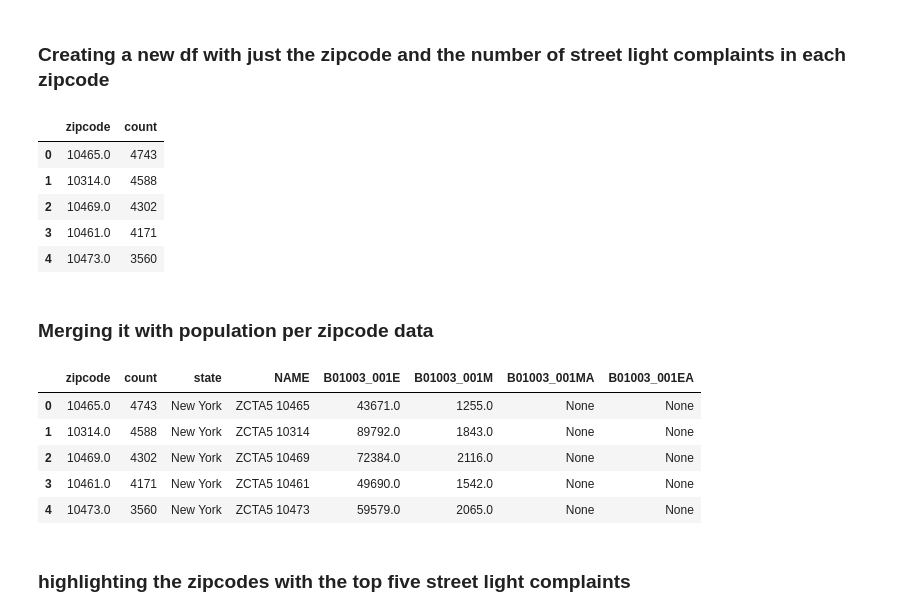
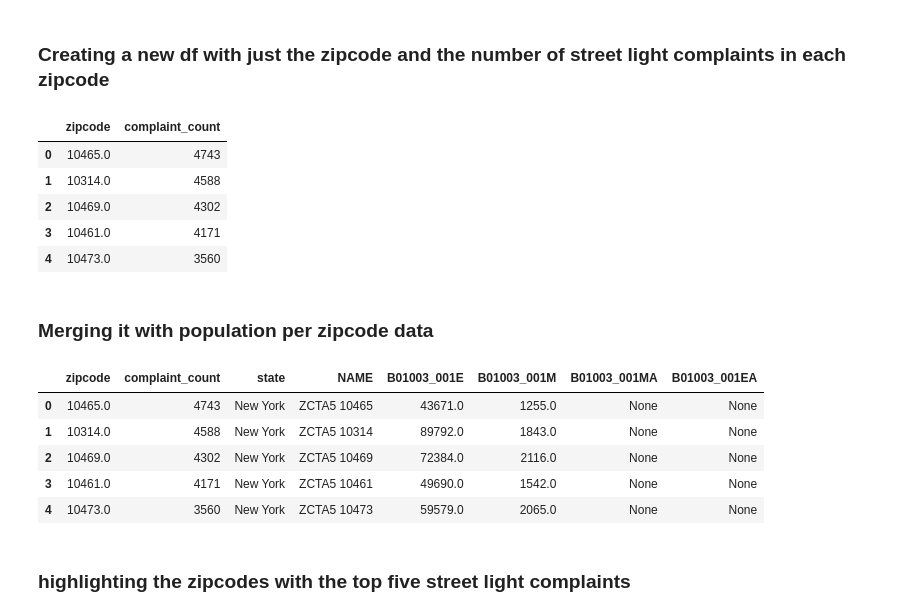
Before and after one commit to rachel-el-p/311_submission, a Jupyter notebook: 311_pitch_for_submission.ipynb, the cells around one changed output. Cells and saved outputs as stored; diff of their text form; code cells hidden in the pictures.

```diff
--- a/311_pitch_for_submission.ipynb
+++ b/311_pitch_for_submission.ipynb
@@ -273,11 +273,11 @@ dttm  (2): Created Date, Closed Date
 # %%
 zip_counts = df['zipcode'].value_counts()
 
 # create a new dataframe with the zipcode counts
-zip_df = pd.DataFrame({'zipcode': zip_counts.index, 'count': zip_counts.values})
+zip_df = pd.DataFrame({'zipcode': zip_counts.index, 'complaint_count': zip_counts.values})
 zip_df.head()
 # %% [output]
-|  | zipcode | count |
+|  | zipcode | complaint_count |
 | 0 | 10465.0 | 4743 |
 | 1 | 10314.0 | 4588 |
 | 2 | 10469.0 | 4302 |
@@ -292,7 +292,7 @@ zip_df = zip_df.merge(population.set_index(['zipcode']),
                       how='left')
 zip_df.head()
 # %% [output]
-|  | zipcode | count | state | NAME | B01003_001E | B01003_001M | B01003_001MA | B01003_001EA |
+|  | zipcode | complaint_count | state | NAME | B01003_001E | B01003_001M | B01003_001MA | B01003_001EA |
 | 0 | 10465.0 | 4743 | New York | ZCTA5 10465 | 43671.0 | 1255.0 | None | None |
 | 1 | 10314.0 | 4588 | New York | ZCTA5 10314 | 89792.0 | 1843.0 | None | None |
 | 2 | 10469.0 | 4302 | New York | ZCTA5 10469 | 72384.0 | 2116.0 | None | None |
```
Also changed, not shown: parts of 26 cells of this notebook, 2 other files.
